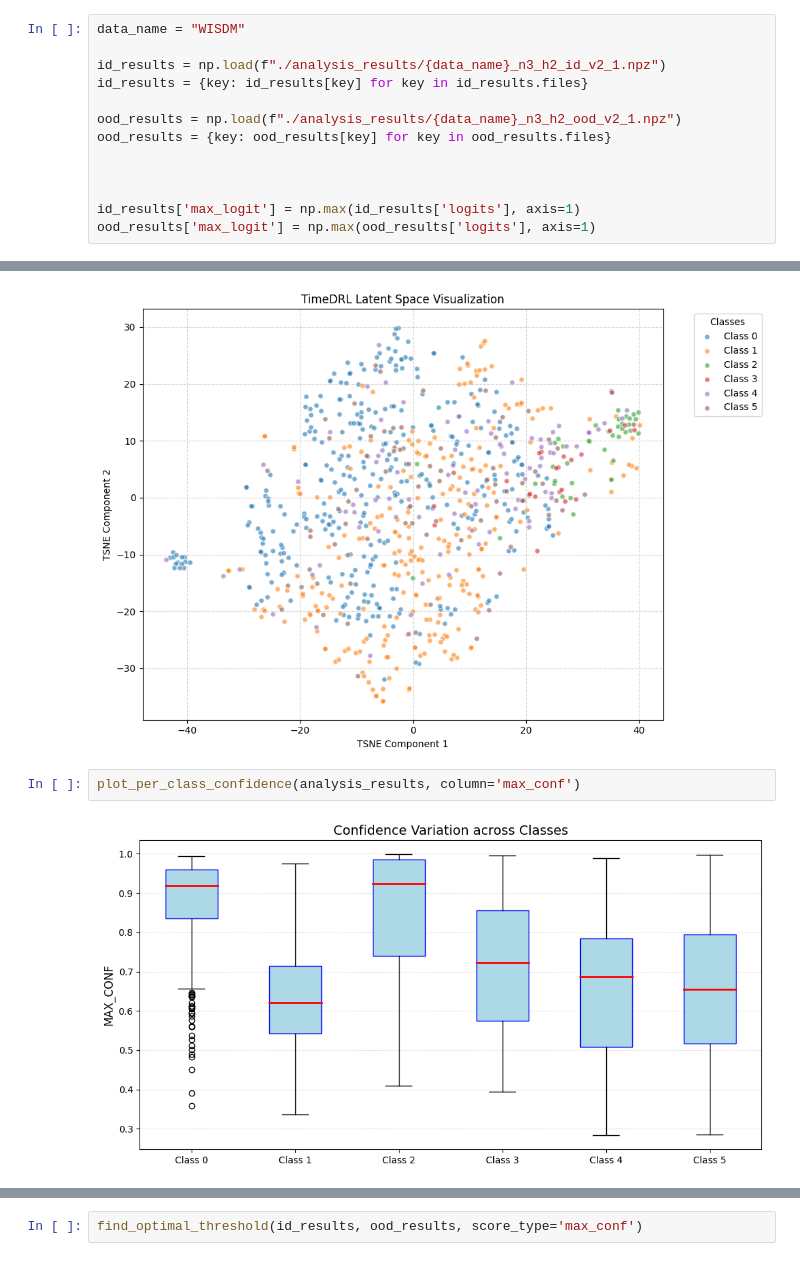
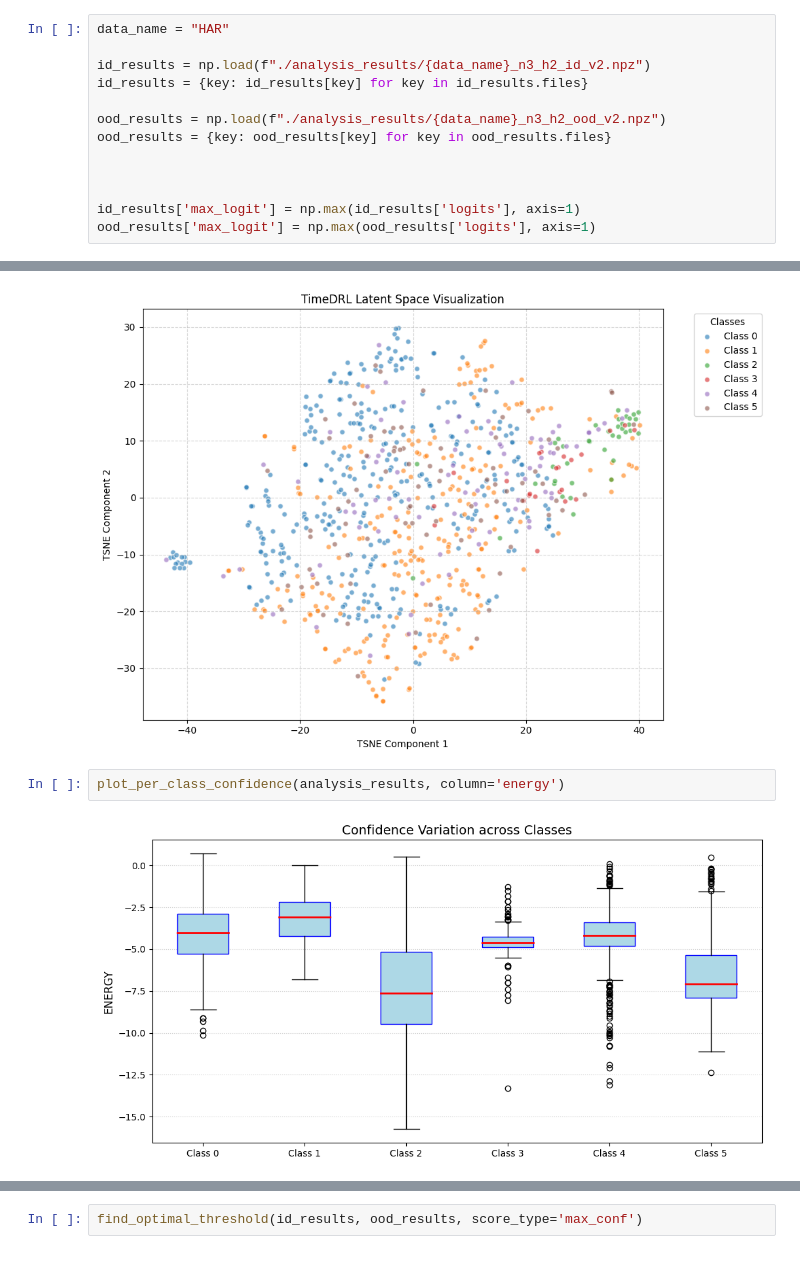
Before and after one commit to czotterbenedek/ood-detection-with-timedrl, a Jupyter notebook: analysis_results.ipynb, the cells around one changed output, grey strips where cells are left out. Cells and saved outputs as stored; diff of their text form.

```diff
--- a/analysis_results.ipynb
+++ b/analysis_results.ipynb
@@ -14,12 +14,12 @@ import torch
 from sklearn.manifold import TSNE
 from sklearn.decomposition import PCA
 # %%
-data_name = "WISDM"
+data_name = "HAR"
 
-id_results = np.load(f"./analysis_results/{data_name}_n3_h2_id_v2_1.npz")
+id_results = np.load(f"./analysis_results/{data_name}_n3_h2_id_v2.npz")
 id_results = {key: id_results[key] for key in id_results.files}
 
-ood_results = np.load(f"./analysis_results/{data_name}_n3_h2_ood_v2_1.npz")
+ood_results = np.load(f"./analysis_results/{data_name}_n3_h2_ood_v2.npz")
 ood_results = {key: ood_results[key] for key in ood_results.files}
 
 
@@ -456,9 +458,9 @@ plot_latent_clusters(analysis_results, method='tsne')
 Reducing 256D to 2D using TSNE...
 [figure]
 # %%
-plot_per_class_confidence(analysis_results, column='max_conf')
+plot_per_class_confidence(analysis_results, column='energy')
 # %% [output]
-[figure, old version]
+[figure, new version]
 # %%
 plot_score_distributions(id_results, ood_results, score_type='energy')
 # %% [output]
```
Also changed, not shown: parts of 13 cells of this notebook, 7 other files.
